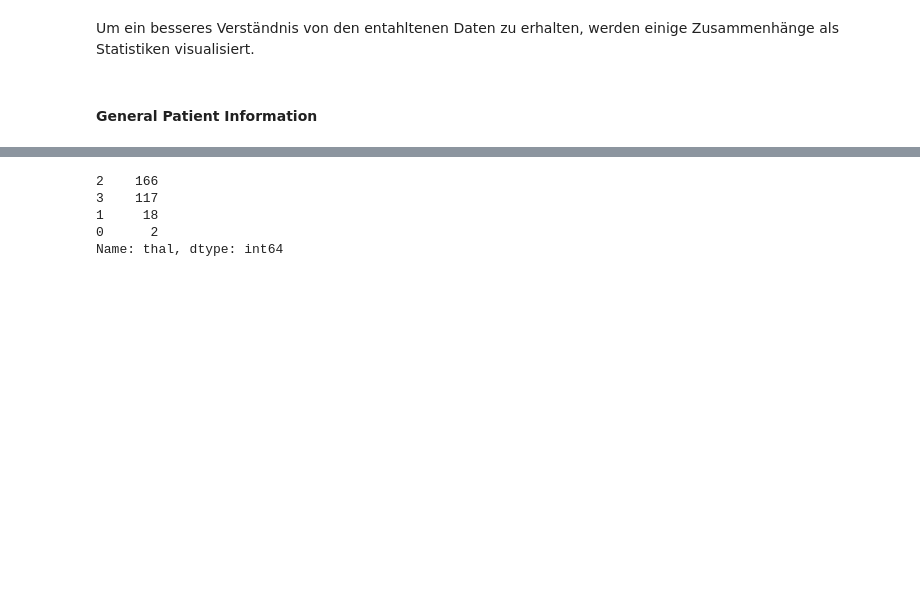
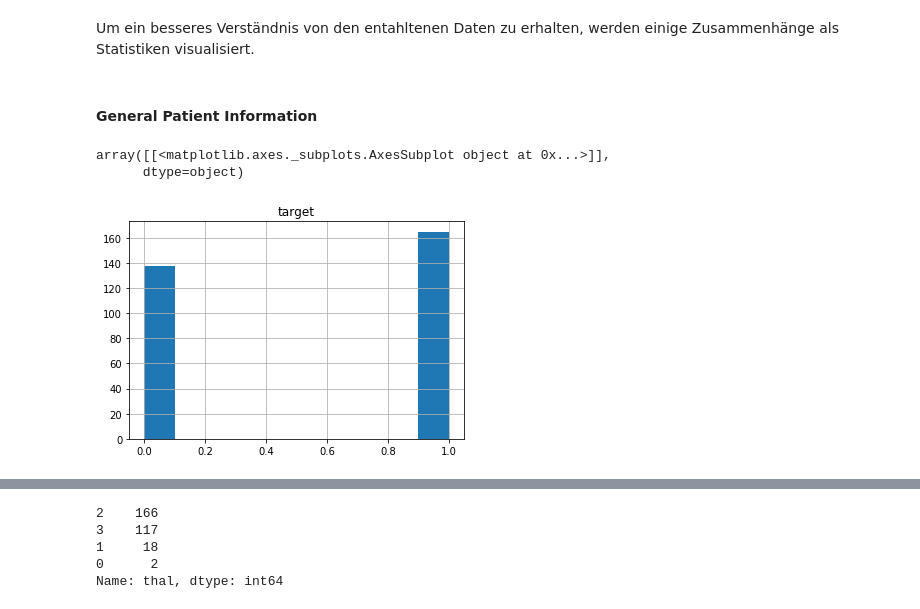
Before and after one commit to memmelma/data_analysis_heart_disease, a Jupyter notebook: heart_jupyter_notebook_master.ipynb, the cells around one changed output, grey strips where cells are left out. Drawn from its saved outputs; the diff is of its cells as text; code cells hidden in the pictures; blank space fills up the shorter version.

```diff
--- a/heart_jupyter_notebook_master.ipynb
+++ b/heart_jupyter_notebook_master.ipynb
@@ -128,3 +130,9 @@ df.describe()
 Um ein besseres Verständnis von den entahltenen Daten zu erhalten, werden einige Zusammenhänge als Statistiken visualisiert.
 # %% [markdown]
 #### General Patient Information
+# %%
+df[['target']].hist()
+# %% [output]
+array([[<matplotlib.axes._subplots.AxesSubplot object at 0x...>]],
+      dtype=object)
+[figure, added]
```
Also changed, not shown: parts of 3 cells of this notebook, 1 other file.
